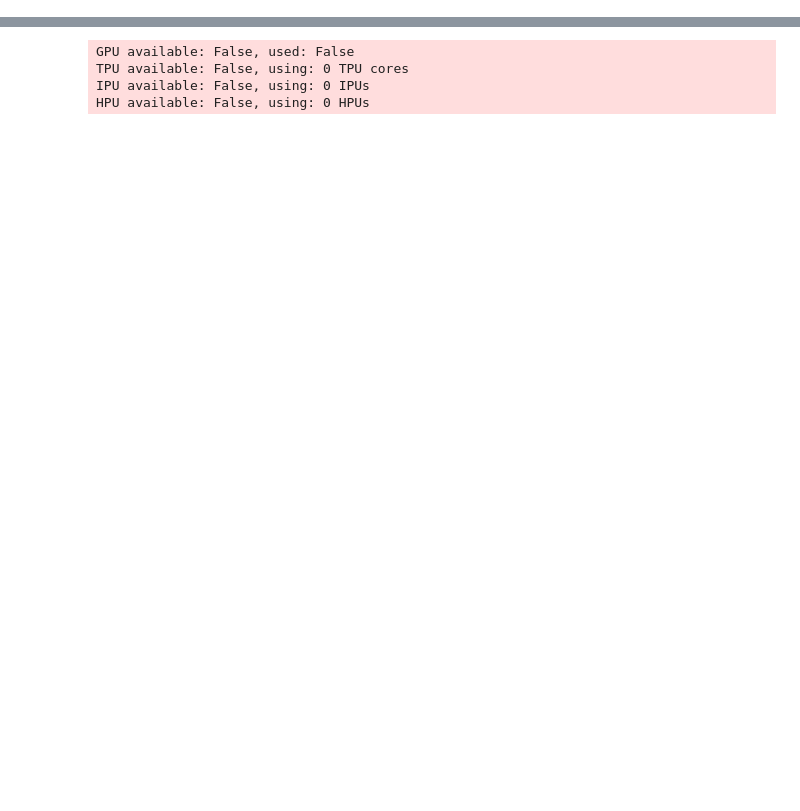
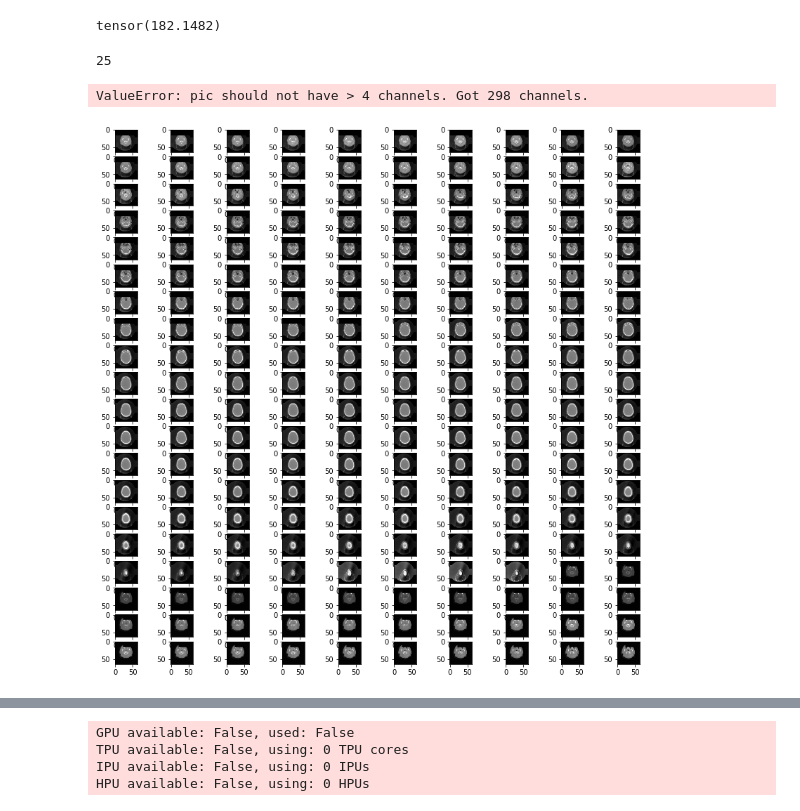
Before and after one commit to pimakshay/synthrad, a Jupyter notebook: run_scripts/synthrad_t1_run.ipynb, the cells around one changed output, grey strips where cells are left out. Drawn from its saved outputs; the diff is of its cells as text; code cells hidden in the pictures; blank space fills up the shorter version.

Commit message:
adding dataloader and config files

```diff
--- a/run_scripts/synthrad_t1_run.ipynb
+++ b/run_scripts/synthrad_t1_run.ipynb
@@ -8,7 +8,7 @@ sys.path.append(ROOT_DIR)
 
 from omegaconf import OmegaConf
 #load configs
-config = OmegaConf.load(os.path.join(ROOT_DIR,'run_scripts/configs/ddpm/exp01_T1_brain_config.yaml'))
+config = OmegaConf.load(os.path.join(ROOT_DIR,'run_scripts/configs/ddpm/exp01_T2_brain_config.yaml'))
 # %%
 from src.utils.initialize_configs import instantiate_from_configs
 ddpmModel = instantiate_from_configs(config.model)
@@ -15,0 +16,8 @@ datasetName = 'T1_BRAIN'
+# %%
+for batch in ddpmModel.train_dataloader():
+    print(batch.shape)
+    break
+# %%
+batch["x_prior"][10].max()
+# %% [output]
+tensor(182.1482)
@@ -15,0 +30,33 @@ datasetName = 'T1_BRAIN'
+# %%
+print(getitem(25))
+# %% [output]
+25
+# %%
+len(ddpmModel.dataset[500:])
+# %% [output]
+ValueError: pic should not have > 4 channels. Got 298 channels.
+# %%
+def show_images(dataset, xtype="", num_samples=24, cols=4, random=True, save_all=False, filename="abc.png"):
+    """ Plot400s some samples from the dataset """
+    random_img_idx = np.random.randint(0, high=len(dataset), size=len(dataset), dtype=int)
+#     plt.figure(figsize=(15,15))
+    rows = int(num_samples//cols)
+    fig, axes = plt.subplots(nrows=rows, ncols=cols, figsize=(14,14))
+    img_count=0
+    for i in range(rows):
+        for j in range(cols):
+            random_index = random_img_idx[i*cols + j] if random else img_count#int(np.random.random()*len(dataset))
+#             if i == num_samples:
+#                 break
+    #         plt.subplot(int(num_samples/cols) + 1, cols, i + 1)
+    #         img = dataset[random_index] # use for cifar10, mnist
+            img = dataset[random_index][xtype]
+            axes[i, j].imshow(img[0], cmap="gray")
+            img_count = img_count + 1
+    if save_all:
+        assert filename is not None, "Filename missing.."
+        plt.savefig(filename)
+# %%
+show_images(dataset=ddpmModel.dataset, xtype="x_cond", num_samples=200, cols=10, random=False, save_all=False, filename="SC_trainset")
+# %% [output]
+[figure, added]
```
Also changed, not shown: parts of 15 cells of this notebook, 7 other files.
